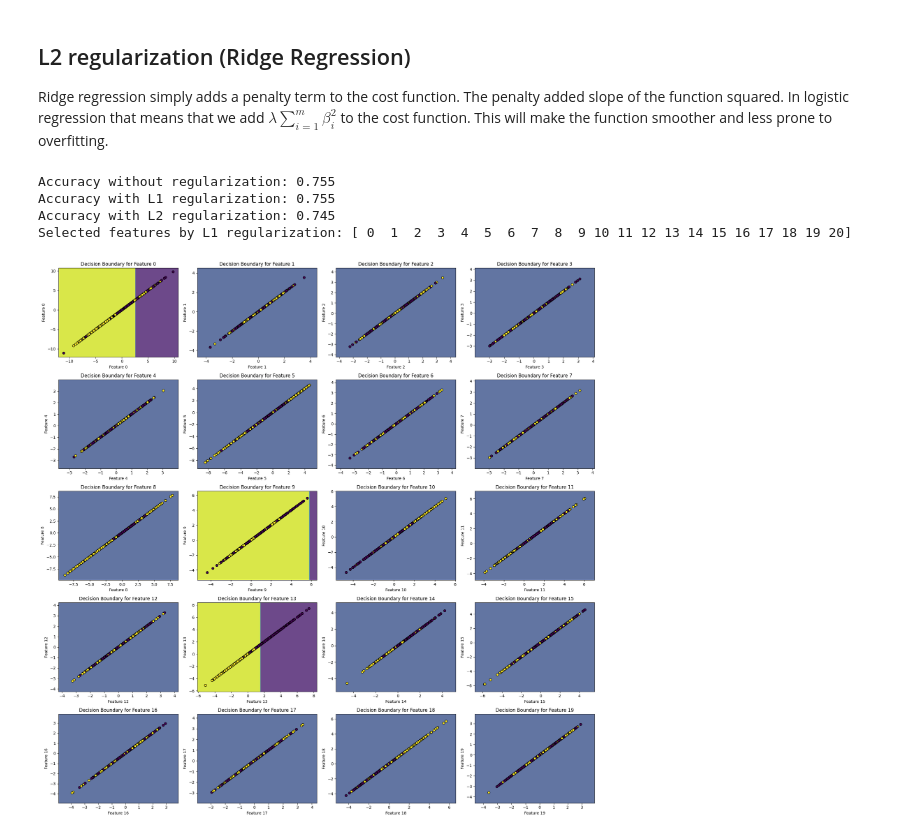
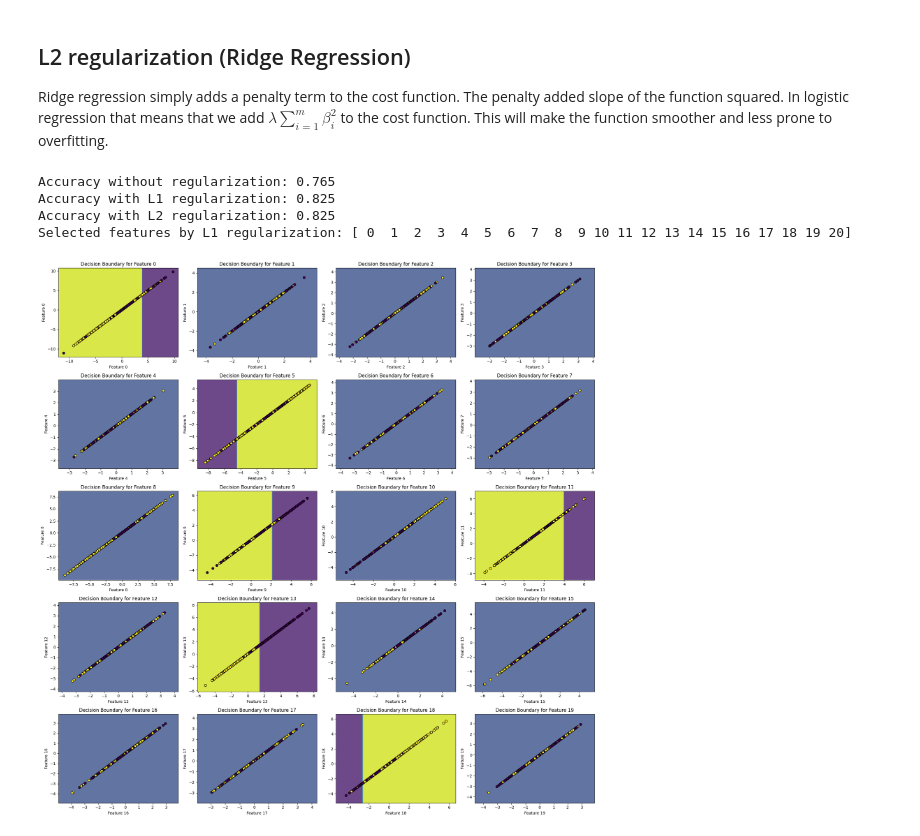
Before and after one commit to PatrykFlama/UWr, a Jupyter notebook: Sem5/ML/2024/List3/Assignment3.ipynb, the cells around one changed output. Saved outputs shown, nothing was run; the diff lists cells and outputs as text; code cells hidden in the pictures.

```diff
--- a/Sem5/ML/2024/List3/Assignment3.ipynb
+++ b/Sem5/ML/2024/List3/Assignment3.ipynb
@@ -765,19 +765,19 @@ class LogisticRegressionWithRegularization:
 X_train, X_test, y_train, y_test = train_test_split(X, y, test_size=0.2)
 
 # model without regularization
-lr_no_reg = LogisticRegressionWithRegularization(learning_rate=0.01, epochs=10000)
+lr_no_reg = LogisticRegressionWithRegularization(learning_rate=0.01, epochs=1000)
 loss_no_reg = lr_no_reg.fit(X_train, y_train)
 y_pred_no_reg = lr_no_reg.predict(X_test)
 accuracy_no_reg = accuracy_score(y_test, y_pred_no_reg)
 
 # model with L1 regularization
-lr_l1_reg = LogisticRegressionWithRegularization(learning_rate=0.01, epochs=10000, regularization='l1', lambda_=0.1)
+lr_l1_reg = LogisticRegressionWithRegularization(learning_rate=0.0001, epochs=1000, regularization='l1', lambda_=0.01)
 loss_l1_reg = lr_l1_reg.fit(X_train, y_train)
 y_pred_l1_reg = lr_l1_reg.predict(X_test)
 accuracy_l1_reg = accuracy_score(y_test, y_pred_l1_reg)
 
 # model with L2 regularization
-lr_l2_reg = LogisticRegressionWithRegularization(learning_rate=0.01, epochs=10000, regularization='l2', lambda_=0.1)
+lr_l2_reg = LogisticRegressionWithRegularization(learning_rate=0.0001, epochs=1000, regularization='l2', lambda_=0.01)
 loss_l2_reg = lr_l2_reg.fit(X_train, y_train)
 y_pred_l2_reg = lr_l2_reg.predict(X_test)
 accuracy_l2_reg = accuracy_score(y_test, y_pred_l2_reg)
@@ -788,34 +788,34 @@ print("Accuracy with L1 regularization:", accuracy_l1_reg)
 print("Accuracy with L2 regularization:", accuracy_l2_reg)
 
 # identify selected features by L1 regularization
 selected_features = np.where(lr_l1_reg.beta != 0)[0]
 print("Selected features by L1 regularization:", selected_features)
 
 # Plot decision boundary for all features
 def plot_decision_boundary_all_features(X, y, model):
     fig, axes = plt.subplots(5, 4, figsize=(20, 20))
     axes = axes.ravel()
     for i in range(X.shape[1]):
         x_min, x_max = X[:, i].min() - 1, X[:, i].max() + 1
         y_min, y_max = X[:, i].min() - 1, X[:, i].max() + 1
         xx, yy = np.meshgrid(np.arange(x_min, x_max, 0.1), np.arange(y_min, y_max, 0.1))
         X_grid = np.c_[xx.ravel(), yy.ravel()]
         X_grid_full = np.zeros((X_grid.shape[0], X.shape[1]))
         X_grid_full[:, i] = X_grid[:, 0]
         Z = model.predict(X_grid_full)
         Z = np.array(Z).reshape(xx.shape)
         axes[i].contourf(xx, yy, Z, alpha=0.8)
         axes[i].scatter(X[:, i], X[:, i], c=y, edgecolors='k', marker='o')
         axes[i].set_xlabel(f'Feature {i}')
         axes[i].set_ylabel(f'Feature {i}')
         axes[i].set_title(f'Decision Boundary for Feature {i}')
     plt.tight_layout()
     plt.show()
 
 plot_decision_boundary_all_features(X, y, lr_l1_reg)
 # %% [output]
-Accuracy without regularization: 0.755
-Accuracy with L1 regularization: 0.755
-Accuracy with L2 regularization: 0.745
+Accuracy without regularization: 0.765
+Accuracy with L1 regularization: 0.825
+Accuracy with L2 regularization: 0.825
 Selected features by L1 regularization: [ 0  1  2  3  4  5  6  7  8  9 10 11 12 13 14 15 16 17 18 19 20]
-[figure, old version]
+[figure, new version]
```
Also changed, not shown: parts of 3 cells of this notebook.
